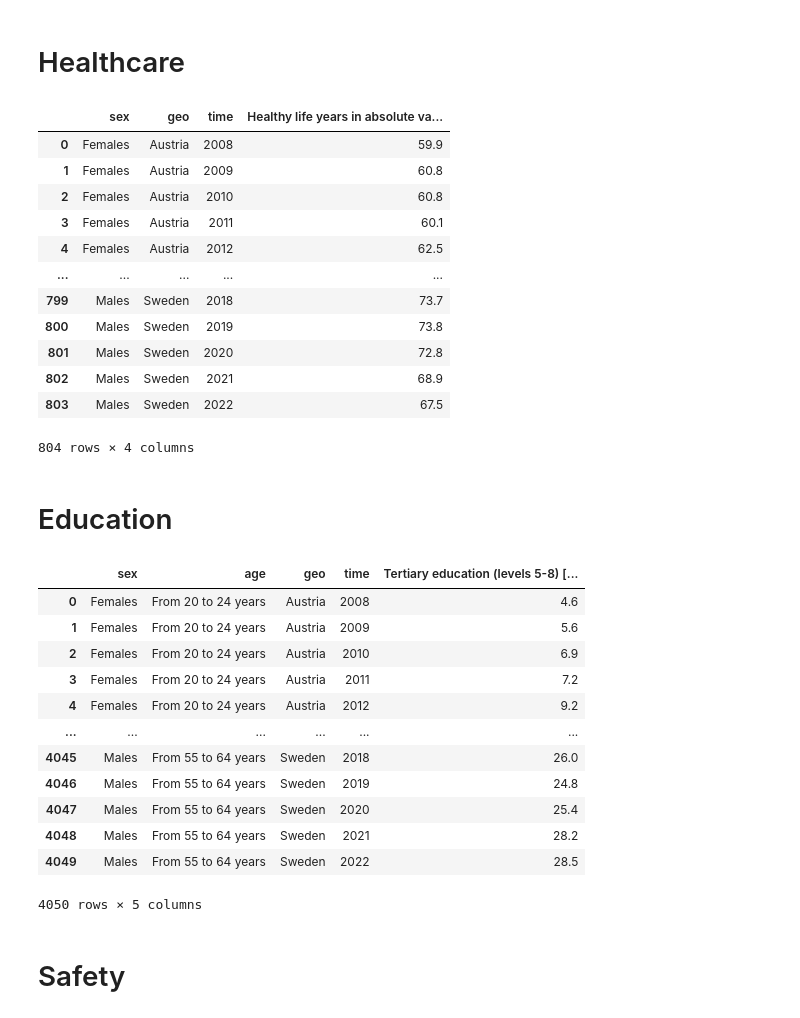
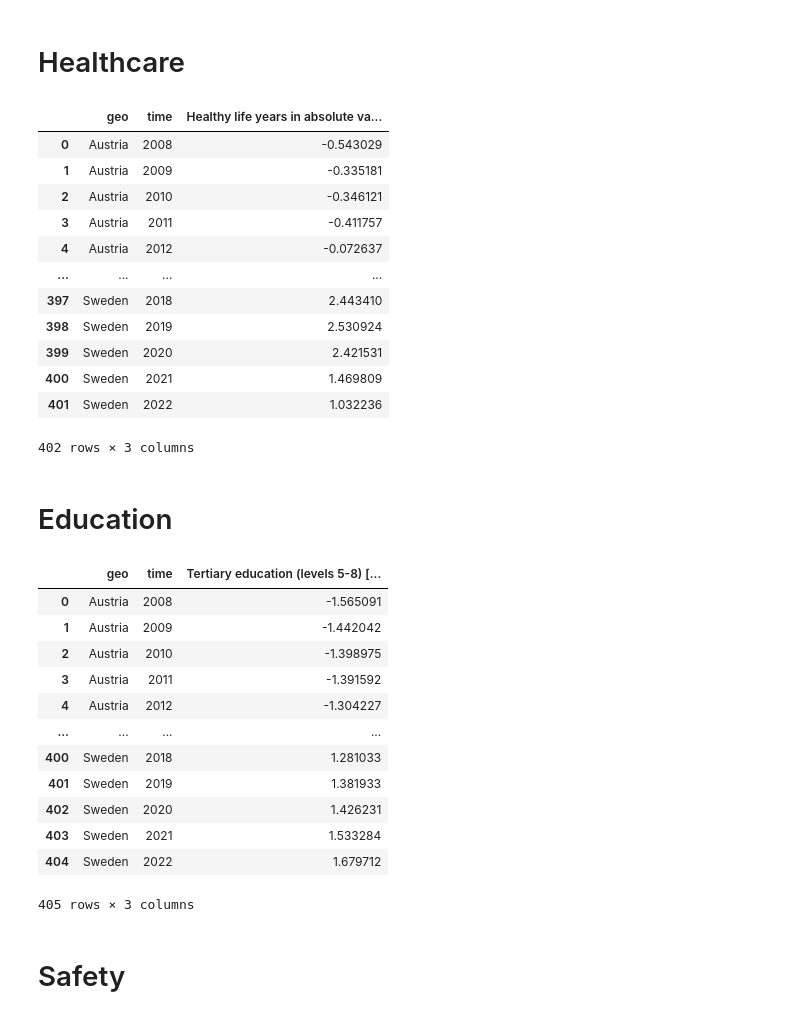
Before and after one commit to mke27/life, a Jupyter notebook: datasets/preprocessed-datasets/api_csv_data_cleaned.ipynb, the cells around one changed output. Drawn from its saved outputs; the diff is of its cells as text; code cells hidden in the pictures.

```diff
--- a/datasets/preprocessed-datasets/api_csv_data_cleaned.ipynb
+++ b/datasets/preprocessed-datasets/api_csv_data_cleaned.ipynb
@@ -86,10 +88,14 @@ def clean_df(df, indic, value, metadata_cols, unit = None, target_col = None):
 
     # If a target_col is specified, return only that column + metadata
     if target_col:
+
         if target_col not in df_wide.columns:
             raise ValueError(
                 f"Target column '{target_col}' not found. Available columns:\n{df_wide.columns.tolist()}"
             )
+        mean = df_wide[target_col].mean()
+        std = df_wide[target_col].std()
+        df_wide[target_col] = (df_wide[target_col] - mean) / std
         return df_wide[metadata_cols + [target_col]]
 
     # If no target_col specified, return everything
@@ -99,43 +105,43 @@ def clean_df(df, indic, value, metadata_cols, unit = None, target_col = None):
 # %%
 healthcare = api_to_df("https://ec.europa.eu/eurostat/api/dissemination/statistics/1.0/data/hlth_hlye?format=JSON&time=2008&time=2009&time=2010&time=2011&time=2012&time=2013&time=2014&time=2015&time=2016&time=2017&time=2018&time=2019&time=2020&time=2021&time=2022&geo=BE&geo=BG&geo=CZ&geo=DK&geo=DE&geo=EE&geo=IE&geo=EL&geo=ES&geo=FR&geo=HR&geo=IT&geo=CY&geo=LV&geo=LT&geo=LU&geo=HU&geo=MT&geo=NL&geo=AT&geo=PL&geo=PT&geo=RO&geo=SI&geo=SK&geo=FI&geo=SE&unit=YR&unit=PC&sex=M&sex=F&indic_he=HLY_0&indic_he=HLY_PC_0&indic_he=LE_0&indic_he=HLY_50&indic_he=HLY_PC_50&indic_he=LE_50&indic_he=HLY_65&indic_he=HLY_PC_65&indic_he=LE_65&lang=en")
 # %%
-healthcare_clean = clean_df(healthcare, "indic_he", "value", ["sex","geo","time"], "unit", "Healthy life years in absolute value at birth [Year]")
+healthcare_clean = clean_df(healthcare, "indic_he", "value", ["geo","time"], "unit", "Healthy life years in absolute value at birth [Year]")
 healthcare_clean
 # %% [output]
-|  | sex | geo | time | Healthy life years in absolute va... |
-| 0 | Females | Austria | 2008 | 59.9 |
-| 1 | Females | Austria | 2009 | 60.8 |
-| 2 | Females | Austria | 2010 | 60.8 |
-| 3 | Females | Austria | 2011 | 60.1 |
-| 4 | Females | Austria | 2012 | 62.5 |
-| ... | ... | ... | ... | ... |
-| 799 | Males | Sweden | 2018 | 73.7 |
-| 800 | Males | Sweden | 2019 | 73.8 |
-| 801 | Males | Sweden | 2020 | 72.8 |
-| 802 | Males | Sweden | 2021 | 68.9 |
-| 803 | Males | Sweden | 2022 | 67.5 |
+|  | geo | time | Healthy life years in absolute va... |
+| 0 | Austria | 2008 | -0.543029 |
+| 1 | Austria | 2009 | -0.335181 |
+| 2 | Austria | 2010 | -0.346121 |
+| 3 | Austria | 2011 | -0.411757 |
+| 4 | Austria | 2012 | -0.072637 |
+| ... | ... | ... | ... |
+| 397 | Sweden | 2018 | 2.443410 |
+| 398 | Sweden | 2019 | 2.530924 |
+| 399 | Sweden | 2020 | 2.421531 |
+| 400 | Sweden | 2021 | 1.469809 |
+| 401 | Sweden | 2022 | 1.032236 |
-804 rows × 4 columns
+402 rows × 3 columns
 # %% [markdown]
 # Education
 # %%
 education = api_to_df("https://ec.europa.eu/eurostat/api/dissemination/statistics/1.0/data/edat_lfse_03?format=JSON&time=2008&time=2009&time=2010&time=2011&time=2012&time=2013&time=2014&time=2015&time=2016&time=2017&time=2018&time=2019&time=2020&time=2021&time=2022&geo=BE&geo=BG&geo=CZ&geo=DK&geo=DE&geo=EE&geo=IE&geo=EL&geo=ES&geo=FR&geo=HR&geo=IT&geo=CY&geo=LV&geo=LT&geo=LU&geo=HU&geo=MT&geo=NL&geo=AT&geo=PL&geo=PT&geo=RO&geo=SI&geo=SK&geo=FI&geo=SE&unit=PC&sex=M&sex=F&age=Y20-24&age=Y25-34&age=Y35-44&age=Y45-54&age=Y55-64&isced11=ED0-2&isced11=ED3_4&isced11=ED5-8&lang=en")
 # %%
-education_clean = clean_df(education, "isced11", "value",["sex","age","geo","time"], "unit", target_col="Tertiary education (levels 5-8) [Percentage]")
+education_clean = clean_df(education, "isced11", "value",["geo", "time"], "unit", target_col="Tertiary education (levels 5-8) [Percentage]")
 education_clean
 # %% [output]
-|  | sex | age | geo | time | Tertiary education (levels 5-8) [... |
-| 0 | Females | From 20 to 24 years | Austria | 2008 | 4.6 |
-| 1 | Females | From 20 to 24 years | Austria | 2009 | 5.6 |
-| 2 | Females | From 20 to 24 years | Austria | 2010 | 6.9 |
-| 3 | Females | From 20 to 24 years | Austria | 2011 | 7.2 |
-| 4 | Females | From 20 to 24 years | Austria | 2012 | 9.2 |
-| ... | ... | ... | ... | ... | ... |
-| 4045 | Males | From 55 to 64 years | Sweden | 2018 | 26.0 |
-| 4046 | Males | From 55 to 64 years | Sweden | 2019 | 24.8 |
-| 4047 | Males | From 55 to 64 years | Sweden | 2020 | 25.4 |
-| 4048 | Males | From 55 to 64 years | Sweden | 2021 | 28.2 |
-| 4049 | Males | From 55 to 64 years | Sweden | 2022 | 28.5 |
+|  | geo | time | Tertiary education (levels 5-8) [... |
+| 0 | Austria | 2008 | -1.565091 |
+| 1 | Austria | 2009 | -1.442042 |
+| 2 | Austria | 2010 | -1.398975 |
+| 3 | Austria | 2011 | -1.391592 |
+| 4 | Austria | 2012 | -1.304227 |
+| ... | ... | ... | ... |
+| 400 | Sweden | 2018 | 1.281033 |
+| 401 | Sweden | 2019 | 1.381933 |
+| 402 | Sweden | 2020 | 1.426231 |
+| 403 | Sweden | 2021 | 1.533284 |
+| 404 | Sweden | 2022 | 1.679712 |
-4050 rows × 5 columns
+405 rows × 3 columns
 # %% [markdown]
 # Safety
 # %%
```
Also changed, not shown: parts of 8 cells of this notebook, 1 other file.
